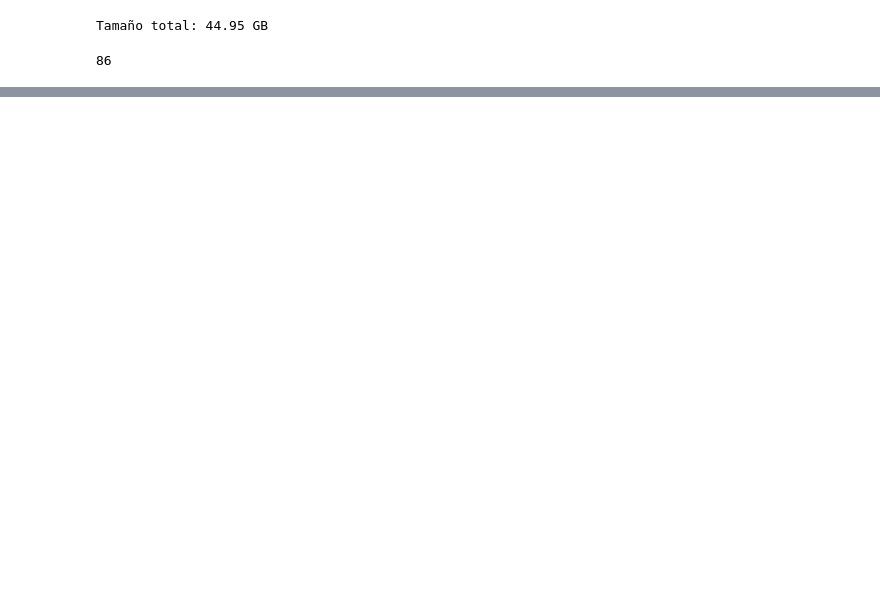
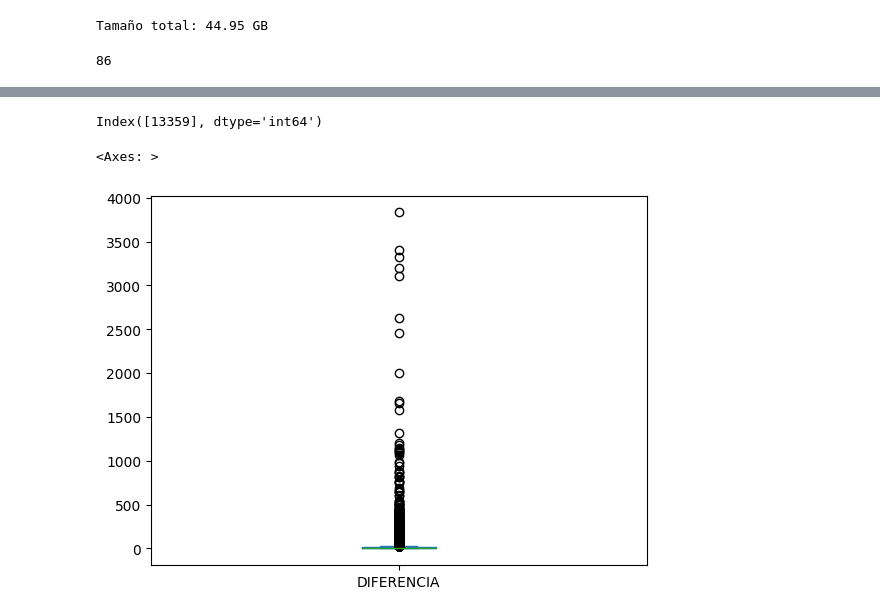
Before and after one commit to maherreramu/ps, a Jupyter notebook: digest_ingresos.ipynb, the cells around one changed output, grey strips where cells are left out. Drawn from its saved outputs; the diff is of its cells as text; code cells hidden in the pictures; blank space fills up the shorter version.

```diff
--- a/digest_ingresos.ipynb
+++ b/digest_ingresos.ipynb
@@ -106,9 +113,9 @@ Espacio libre en el disco duro: 14.61 GB
 # %%
 ingresos_ultimos_20d_2024= pd.DataFrame()
 
-files_to_download = files[:-20]
-length = len(files)
-batches = 6
+files_to_download = files[-20:]
+length = len(files_to_download)
+batches = 3
 for i in range(batches):
     print(f'Procesando batch {i+1}/{batches}...')
     files_batch = files_to_download[i*length//batches:(i+1)*length//batches]
@@ -122,2 +147,0 @@ ingresos_ultimos_20d_2024.to_csv('ingresos_ultimos_20d_2024.csv')
-# %%
-ingresos_ultimos_20d_2024 = pd.read_csv('ingresos_ultimos_20d_2024.csv')
@@ -123,0 +160,9 @@ ingresos_ultimos_20d_2024 = pd.read_csv('ingresos_ultimos_20d_2024.csv')
+# %%
+ingresos_ultimos_20d_2024[ingresos_ultimos_20d_2024['DIFERENCIA'] == 3832].index
+# %% [output]
+Index([13359], dtype='int64')
+# %%
+ingresos_ultimos_20d_2024['DIFERENCIA'].plot(kind='box')
+# %% [output]
+<Axes: >
+[figure, added]
```
Also changed, not shown: parts of 15 cells of this notebook, 1 other file.
